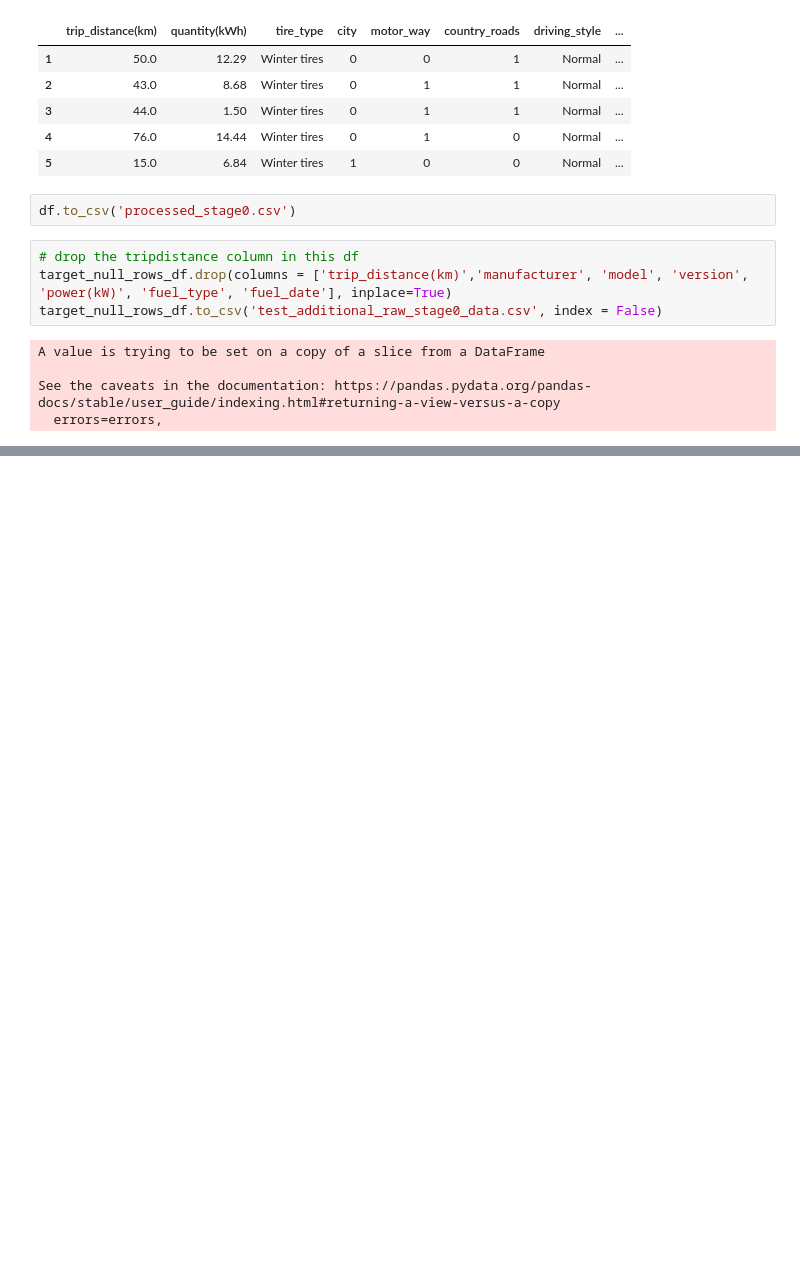
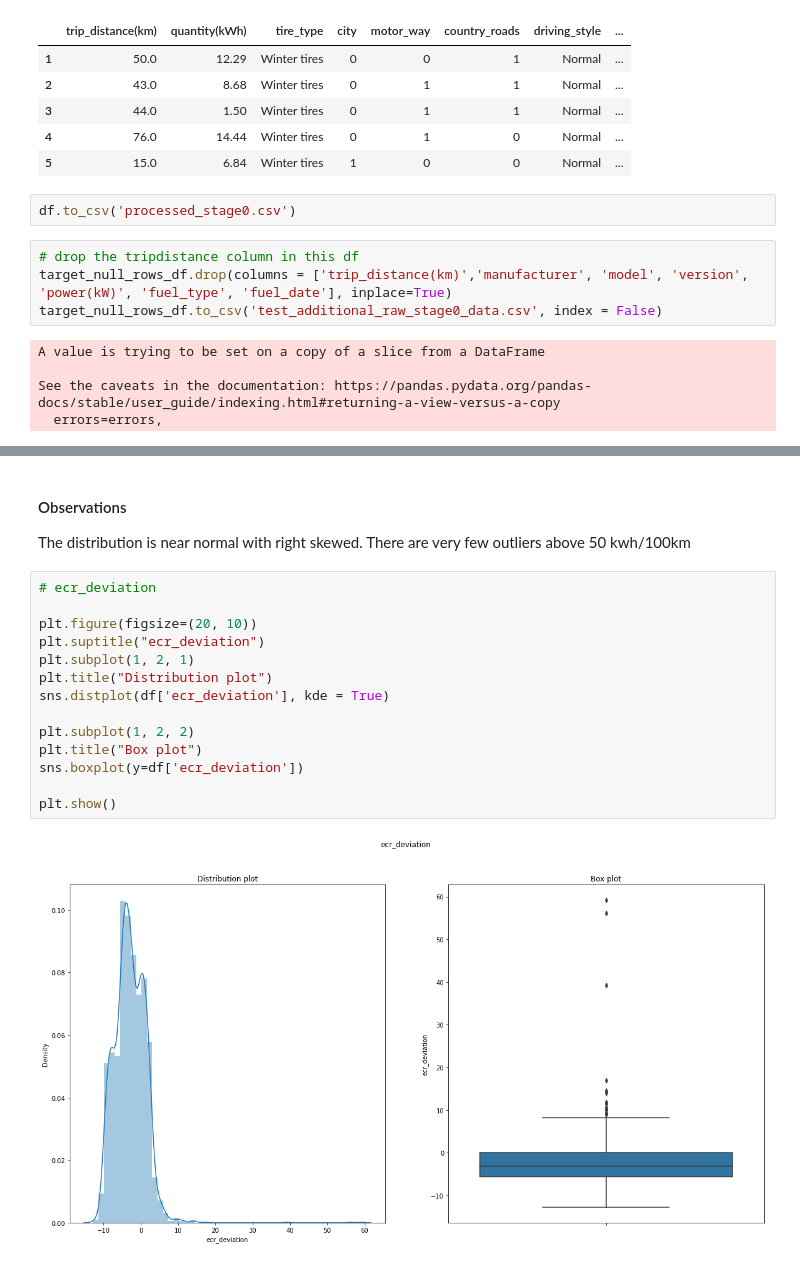
Before and after one commit to elhamng/assignments, a Jupyter notebook: dl/electric_vehicles/Driving_range_prediction/Driving_range_prediction_data_preprocessing.ipynb, the cells around one changed output, grey strips where cells are left out. Saved outputs shown, nothing was run; the diff lists cells and outputs as text; blank space fills up the shorter version.

```diff
--- a/dl/electric_vehicles/Driving_range_prediction/Driving_range_prediction_data_preprocessing.ipynb
+++ b/dl/electric_vehicles/Driving_range_prediction/Driving_range_prediction_data_preprocessing.ipynb
@@ -302,0 +377,21 @@ See the caveats in the documentation: https://pandas.pydata.org/pandas-docs/stab
+# %% [markdown]
+#### Observations
+
+The distribution is near normal with right skewed.
+There are very few outliers above 50 kwh/100km
+# %%
+# ecr_deviation
+
+plt.figure(figsize=(20, 10))
+plt.suptitle("ecr_deviation")
+plt.subplot(1, 2, 1)
+plt.title("Distribution plot")
+sns.distplot(df['ecr_deviation'], kde = True)
+
+plt.subplot(1, 2, 2)
+plt.title("Box plot")
+sns.boxplot(y=df['ecr_deviation'])
+
+plt.show()
+# %% [output]
+[figure, added]
```
Also changed, not shown: parts of 41 cells of this notebook, 7 other files.
